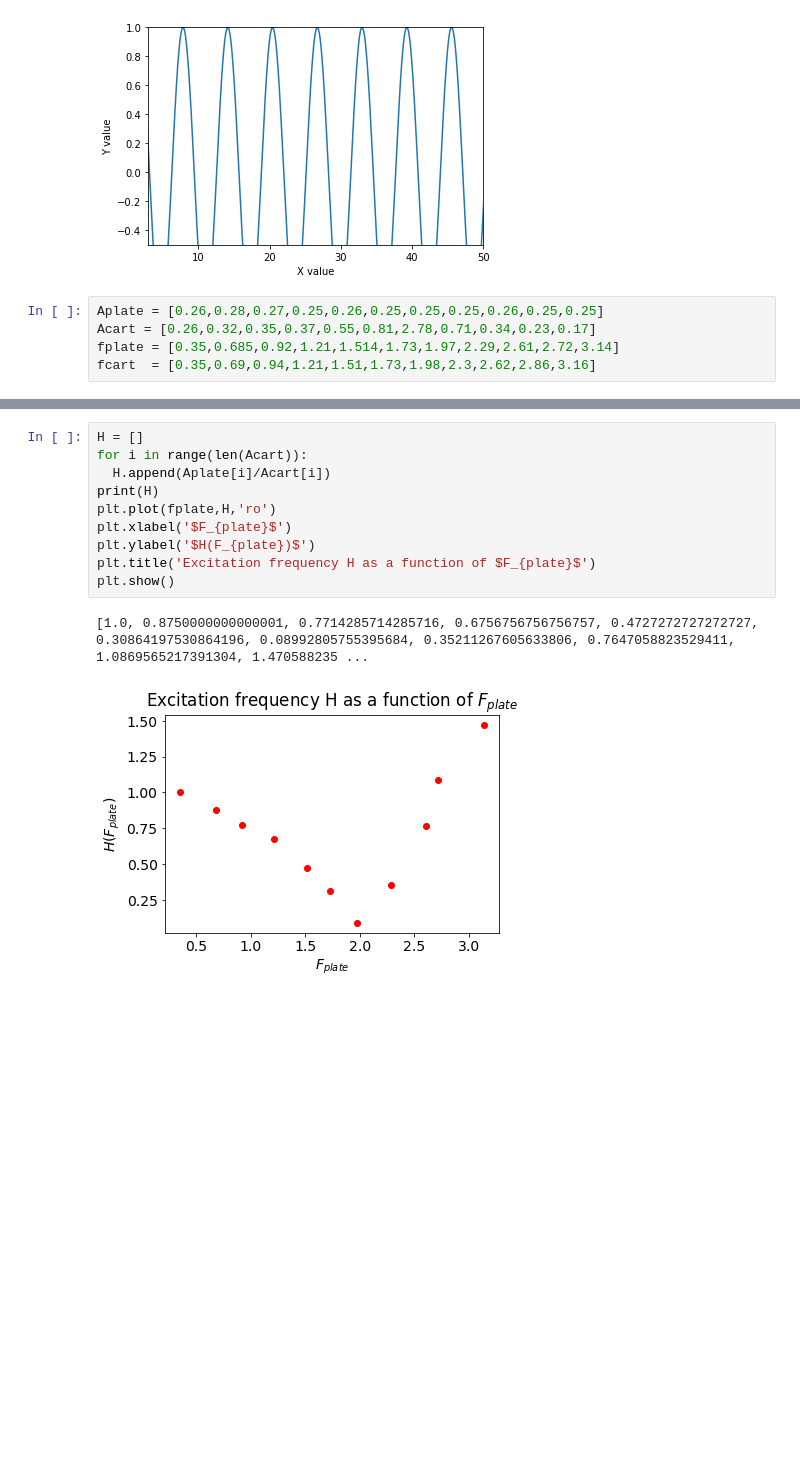
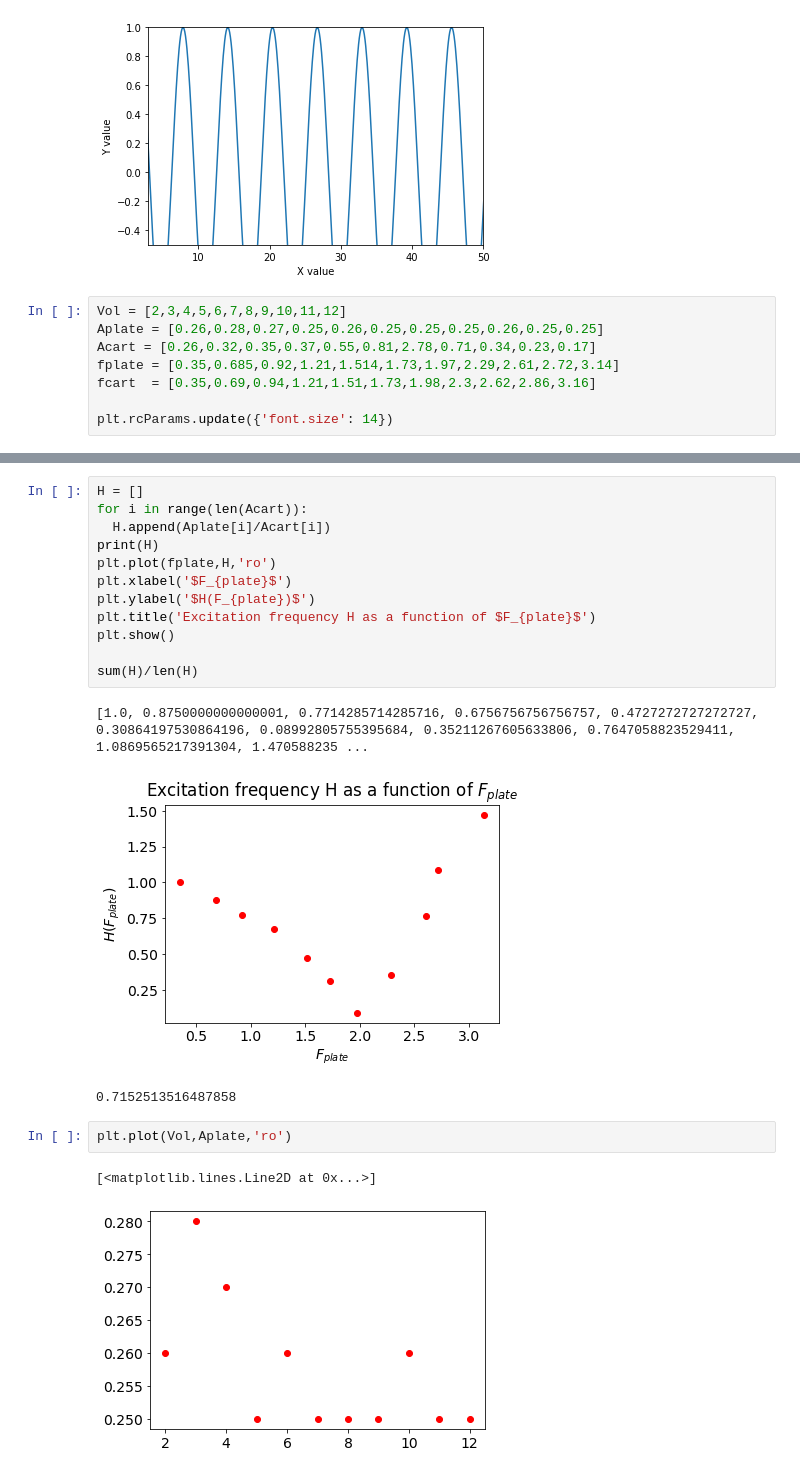
Before and after one commit to nnguyenu/ML-basic, a Jupyter notebook: Matplot_lib_tutorial.ipynb, the cells around one changed output, grey strips where cells are left out. Cells and saved outputs as stored; diff of their text form; blank space fills up the shorter version.

```diff
--- a/Matplot_lib_tutorial.ipynb
+++ b/Matplot_lib_tutorial.ipynb
@@ -33,8 +34,11 @@ plt.show()
 # %% [output]
 [figure]
 # %%
+Vol = [2,3,4,5,6,7,8,9,10,11,12]
 Aplate = [0.26,0.28,0.27,0.25,0.26,0.25,0.25,0.25,0.26,0.25,0.25]
 Acart = [0.26,0.32,0.35,0.37,0.55,0.81,2.78,0.71,0.34,0.23,0.17]
 fplate = [0.35,0.685,0.92,1.21,1.514,1.73,1.97,2.29,2.61,2.72,3.14]
 fcart  = [0.35,0.69,0.94,1.21,1.51,1.73,1.98,2.3,2.62,2.86,3.16]
+
+plt.rcParams.update({'font.size': 14})
 # %%
@@ -60,6 +63,14 @@ plt.xlabel('$F_{plate}$')
 plt.ylabel('$H(F_{plate})$')
 plt.title('Excitation frequency H as a function of $F_{plate}$')
 plt.show()
+
+sum(H)/len(H)
 # %% [output]
 [1.0, 0.8750000000000001, 0.7714285714285716, 0.6756756756756757, 0.4727272727272727, 0.30864197530864196, 0.08992805755395684, 0.35211267605633806, 0.7647058823529411, 1.0869565217391304, 1.470588235 ...
 [figure]
+0.7152513516487858
+# %%
+plt.plot(Vol,Aplate,'ro')
+# %% [output]
+[<matplotlib.lines.Line2D at 0x...>]
+[figure, added]
```
Also changed, not shown: parts of 6 cells of this notebook.
